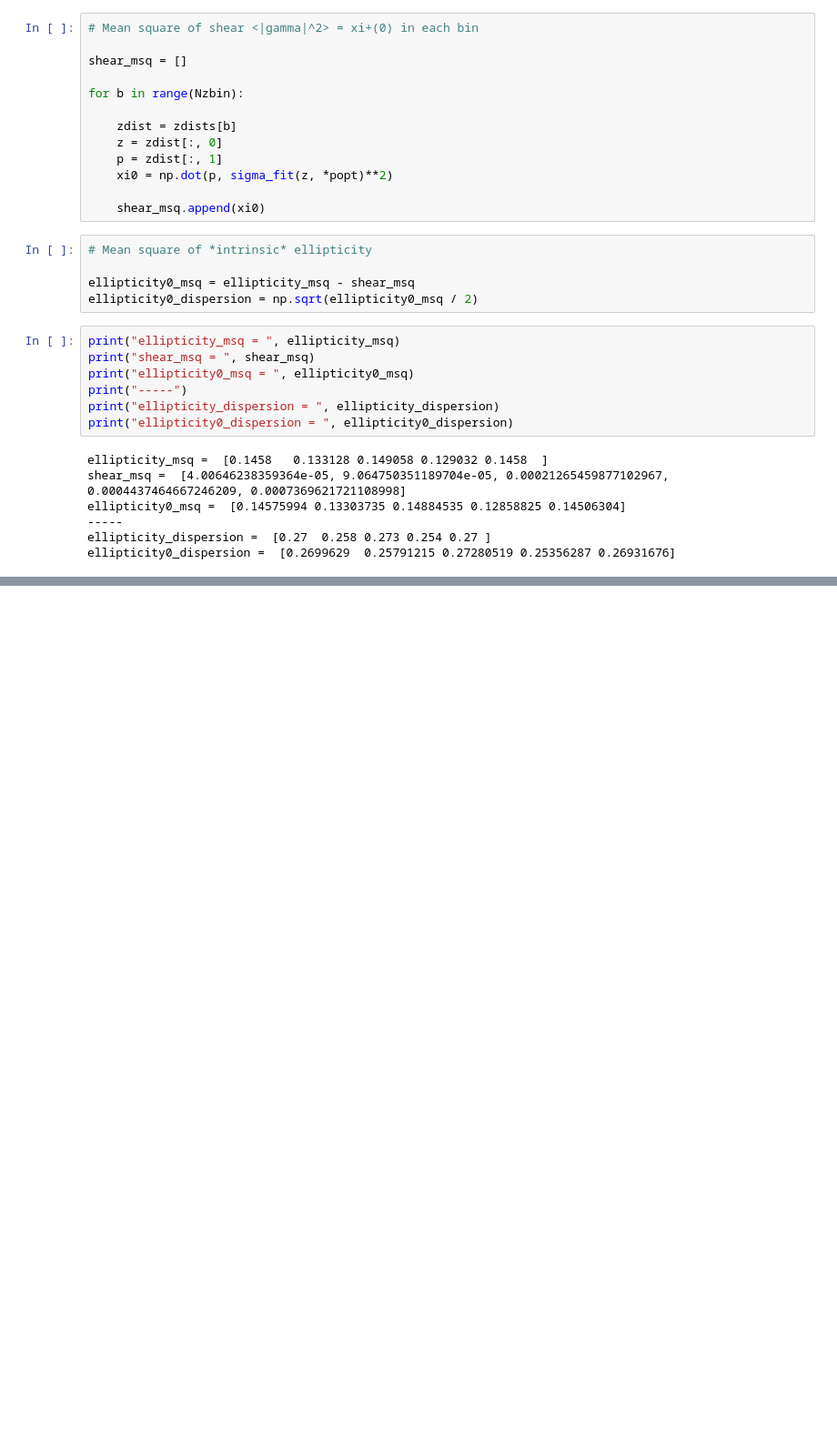
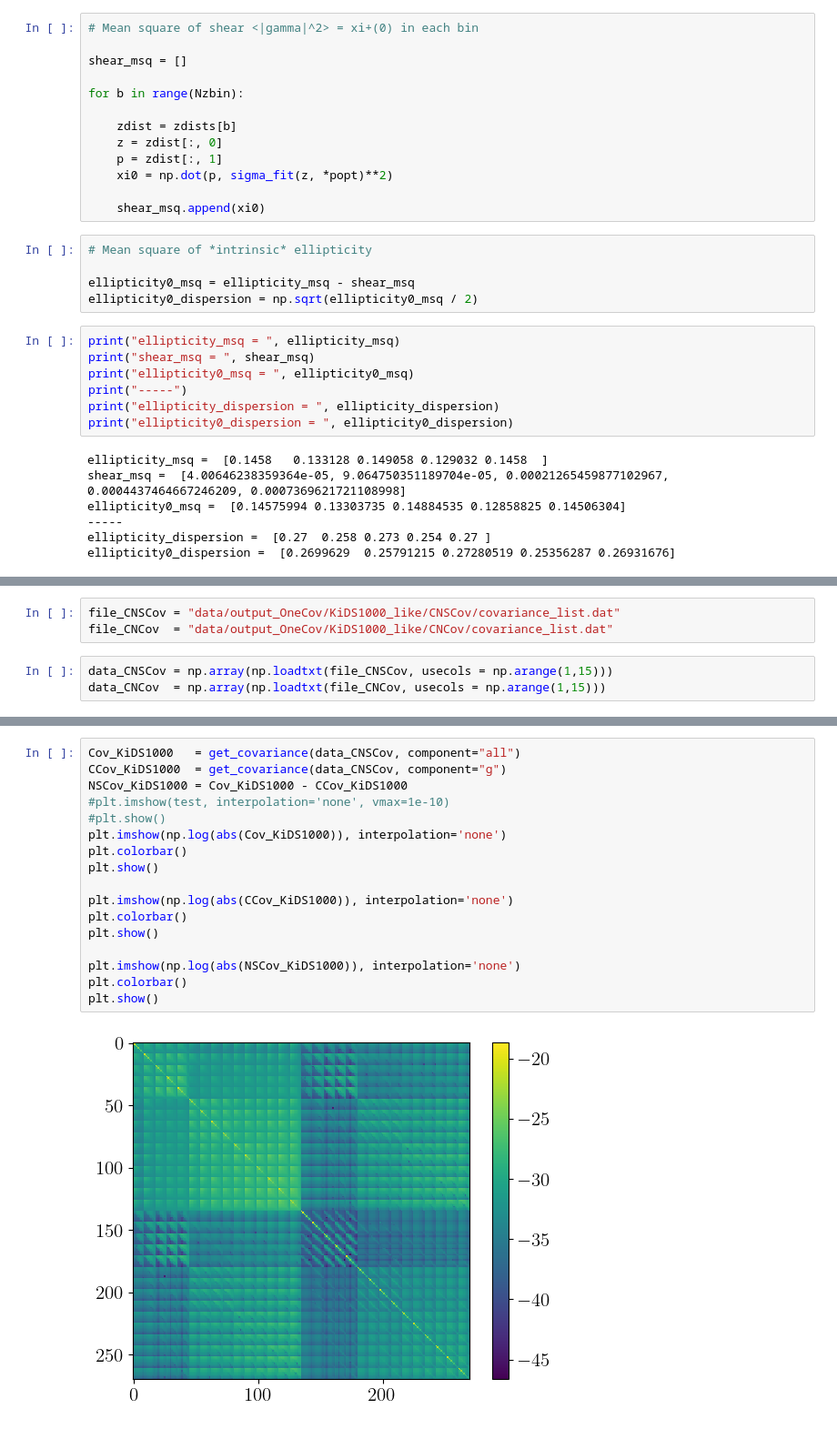
Before and after one commit to pierrefleury/sparsity-covariance, a Jupyter notebook: sparsity_covariance.ipynb, the cells around one changed output, grey strips where cells are left out. Shown at 91% size. Drawn from its saved outputs; the diff is of its cells as text; blank space fills up the shorter version.

```diff
--- a/sparsity_covariance.ipynb
+++ b/sparsity_covariance.ipynb
@@ -1050,0 +1103,6 @@ ellipticity0_dispersion =  [0.2699629  0.25791215 0.27280519 0.25356287 0.269316
+# %%
+file_CNSCov = "data/output_OneCov/KiDS1000_like/CNSCov/covariance_list.dat"
+file_CNCov  = "data/output_OneCov/KiDS1000_like/CNCov/covariance_list.dat"
+# %%
+data_CNSCov = np.array(np.loadtxt(file_CNSCov, usecols = np.arange(1,15)))
+data_CNCov  = np.array(np.loadtxt(file_CNCov, usecols = np.arange(1,15)))
@@ -1050,0 +1178,19 @@ ellipticity0_dispersion =  [0.2699629  0.25791215 0.27280519 0.25356287 0.269316
+# %%
+Cov_KiDS1000   = get_covariance(data_CNSCov, component="all")
+CCov_KiDS1000  = get_covariance(data_CNSCov, component="g")
+NSCov_KiDS1000 = Cov_KiDS1000 - CCov_KiDS1000
+#plt.imshow(test, interpolation='none', vmax=1e-10)
+#plt.show()
+plt.imshow(np.log(abs(Cov_KiDS1000)), interpolation='none')
+plt.colorbar()
+plt.show()
+
+plt.imshow(np.log(abs(CCov_KiDS1000)), interpolation='none')
+plt.colorbar()
+plt.show()
+
+plt.imshow(np.log(abs(NSCov_KiDS1000)), interpolation='none')
+plt.colorbar()
+plt.show()
+# %% [output]
+[figure, added]
```
Also changed, not shown: parts of 15 cells of this notebook.
